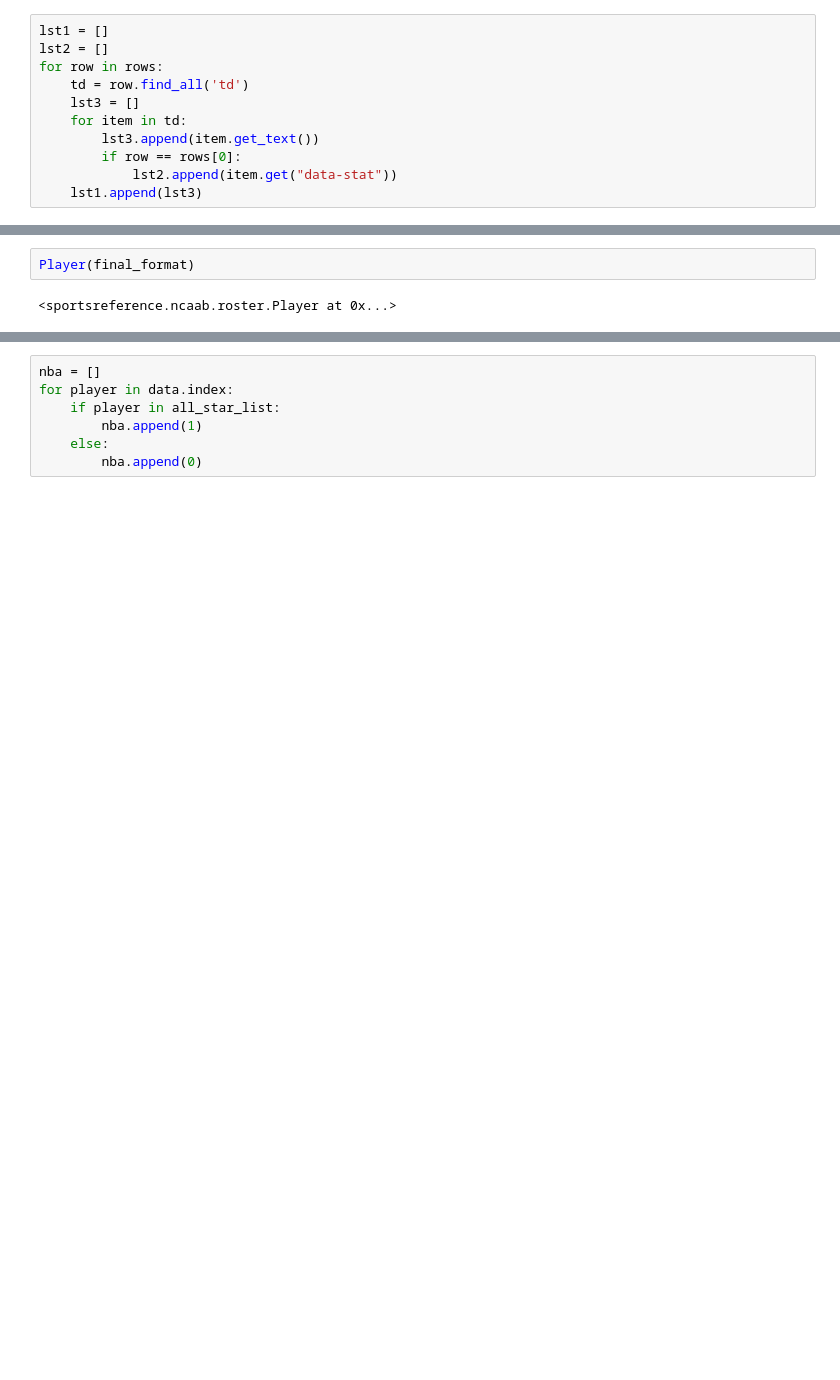
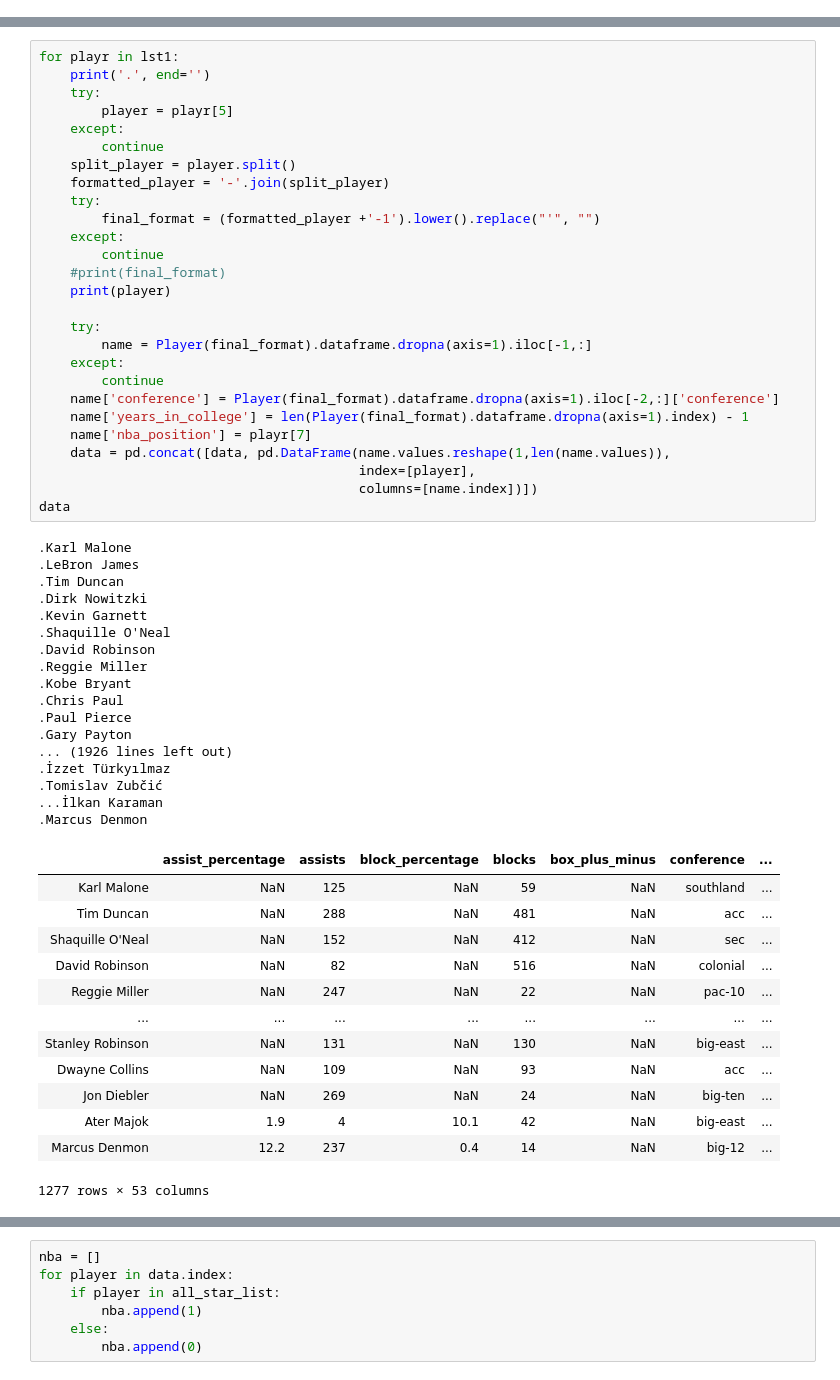
Before and after one commit to Tenacious-E/Predict_NBA_player_quality, a Jupyter notebook: Collecting Data.ipynb, the cells around one changed output, grey strips where cells are left out. Drawn from its saved outputs; the diff is of its cells as text; blank space fills up the shorter version.

```diff
--- a/Collecting Data.ipynb
+++ b/Collecting Data.ipynb
@@ -58,11 +70,0 @@ rows[0].find_all('td')[0].get_text()
-# %%
-lst1 = []
-lst2 = []
-for row in rows:
-    td = row.find_all('td')
-    lst3 = []
-    for item in td:
-        lst3.append(item.get_text())
-        if row == rows[0]:
-            lst2.append(item.get("data-stat"))
-    lst1.append(lst3)
@@ -262,4 +110,58 @@ data
-# %%
-Player(final_format)
-# %% [output]
-<sportsreference.ncaab.roster.Player at 0x...>
+# %%
+for playr in lst1:
+    print('.', end='')
+    try:
+        player = playr[5]
+    except:
+        continue
+    split_player = player.split()
+    formatted_player = '-'.join(split_player)
+    try:
+        final_format = (formatted_player +'-1').lower().replace("'", "")
+    except:
+        continue
+    #print(final_format)
+    print(player)
+
+    try:
+        name = Player(final_format).dataframe.dropna(axis=1).iloc[-1,:]
+    except:
+        continue
+    name['conference'] = Player(final_format).dataframe.dropna(axis=1).iloc[-2,:]['conference']
+    name['years_in_college'] = len(Player(final_format).dataframe.dropna(axis=1).index) - 1
+    name['nba_position'] = playr[7]
+    data = pd.concat([data, pd.DataFrame(name.values.reshape(1,len(name.values)),
+                                         index=[player],
+                                         columns=[name.index])])
+data
+# %% [output]
+.Karl Malone
+.LeBron James
+.Tim Duncan
+.Dirk Nowitzki
+.Kevin Garnett
+.Shaquille O'Neal
+.David Robinson
+.Reggie Miller
+.Kobe Bryant
+.Chris Paul
+.Paul Pierce
+.Gary Payton
+... (1926 lines left out)
+.İzzet Türkyılmaz
+.Tomislav Zubčić
+...İlkan Karaman
+.Marcus Denmon
+|  | assist_percentage | assists | block_percentage | blocks | box_plus_minus | conference | ... |
+| Karl Malone | NaN | 125 | NaN | 59 | NaN | southland | ... |
+| Tim Duncan | NaN | 288 | NaN | 481 | NaN | acc | ... |
+| Shaquille O'Neal | NaN | 152 | NaN | 412 | NaN | sec | ... |
+| David Robinson | NaN | 82 | NaN | 516 | NaN | colonial | ... |
+| Reggie Miller | NaN | 247 | NaN | 22 | NaN | pac-10 | ... |
+| ... | ... | ... | ... | ... | ... | ... | ... |
+| Stanley Robinson | NaN | 131 | NaN | 130 | NaN | big-east | ... |
+| Dwayne Collins | NaN | 109 | NaN | 93 | NaN | acc | ... |
+| Jon Diebler | NaN | 269 | NaN | 24 | NaN | big-ten | ... |
+| Ater Majok | 1.9 | 4 | 10.1 | 42 | NaN | big-east | ... |
+| Marcus Denmon | 12.2 | 237 | 0.4 | 14 | NaN | big-12 | ... |
+1277 rows × 53 columns
```
Also changed, not shown: parts of 60 cells of this notebook.
